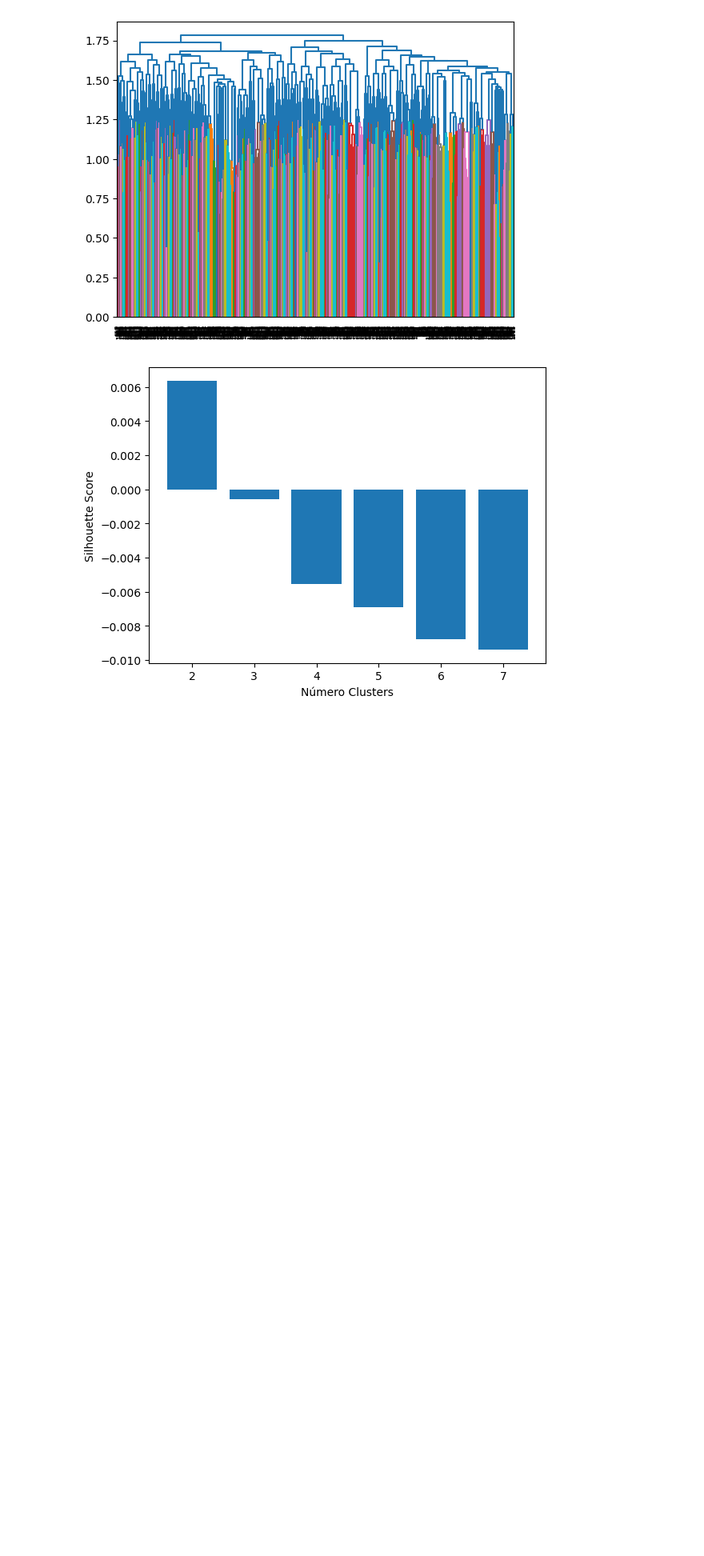
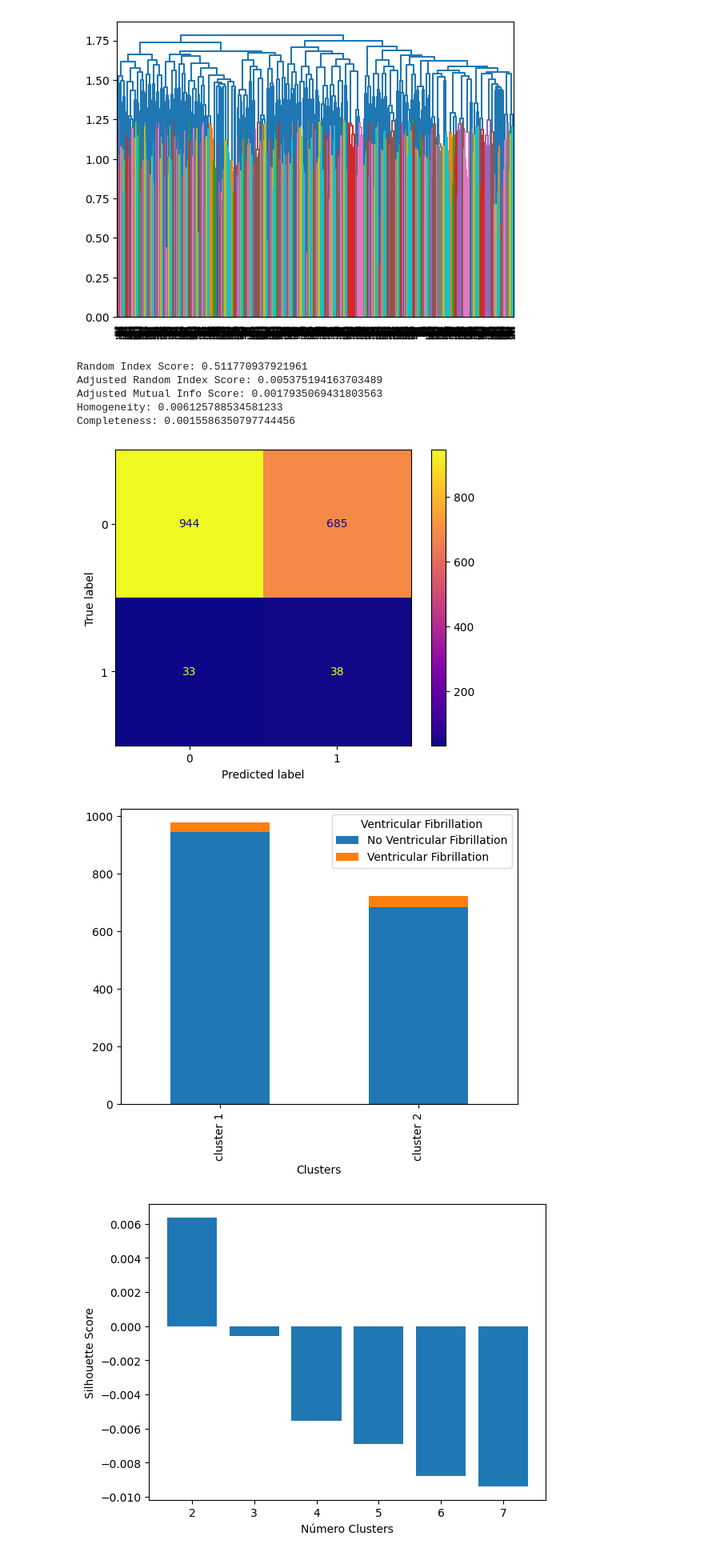
Before and after one commit to nunopcfmarques/Projeto-MEDM, a Jupyter notebook: Métodos_Hierárquicos.ipynb, the cells around one changed output. Shown at 80% size. Saved outputs shown, nothing was run; the diff lists cells and outputs as text; code cells hidden in the pictures; blank space fills up the shorter version.

```diff
--- a/Métodos_Hierárquicos.ipynb
+++ b/Métodos_Hierárquicos.ipynb
@@ -78,10 +78,11 @@ Novamente há várias coisas a testar:
 # %% [markdown]
 ### Funções auxiliares
 # %%
-from sklearn.metrics import rand_score
+from sklearn.metrics import rand_score, adjusted_rand_score, adjusted_mutual_info_score, homogeneity_score, completeness_score
 from sklearn.decomposition import PCA
 from sklearn.metrics import silhouette_score
 from sklearn.cluster import AgglomerativeClustering
+from sklearn.preprocessing import LabelEncoder
 import gower
 
 
@@ -124,10 +125,36 @@ def clustering_metrics(X, n_clusters, affinity = "euclidean", linkage = "ward"):
     true_values = target.values.reshape(1, -1).tolist()[0]
 
     print("Random Index Score: " + str(rand_score(true_values, clusters)))
+    print("Adjusted Random Index Score: " + str(adjusted_rand_score(true_values, clusters)))
+    print("Adjusted Mutual Info Score: " + str(adjusted_mutual_info_score(true_values, clusters)))
+
+    # O cluster contém apenas membros de uma dada classe
+    print("Homogeneity: " + str(homogeneity_score(true_values, clusters)))
+    # Todos os membros da classe pertencem ao mesmo cluster
+    print("Completeness: " + str(completeness_score(true_values, clusters)))
 
     cm = confusion_matrix(true_values, clusters)
 
+    encode1 = LabelEncoder()
+
+    encode2 = LabelEncoder()
+
+    encode1.fit(["cluster 1", "cluster 2"])
+
+    x = list(encode1.inverse_transform(clusters))
+
+    encode2.fit(["No Ventricular Fibrillation", "Ventricular Fibrillation"])
+
+    y = list(encode2.inverse_transform(list(map(int, true_values))))
+
     plot_met(cm)
+
+    df = pd.DataFrame()
+
+    df['Clusters'] = x
+    df['Ventricular Fibrillation'] = y
+
+    pd.crosstab(df.Clusters, df["Ventricular Fibrillation"]).plot(kind='bar', stacked=True)
 # %% [markdown]
 ### Clustering aglomerativo só com scaling normal e euclideana
 # %%
@@ -175,6 +209,16 @@ plot_dendrogram(AgglomerativeClustering(distance_threshold=0, n_clusters=None, l
                 )
 # %% [output]
 [figure]
+# %%
+clustering_metrics(normalized_X, 2, linkage="complete")
+# %% [output]
+Random Index Score: 0.511770937921961
+Adjusted Random Index Score: 0.005375194163703489
+Adjusted Mutual Info Score: 0.0017935069431803563
+Homogeneity: 0.006125788534581233
+Completeness: 0.0015586350797744456
+[figure, added]
+[figure, added]
 # %%
 silhouette_score_list(normalized_X, linkage="single")
 # %% [output]
```
Also changed, not shown: parts of 18 cells of this notebook, 1 other file.
